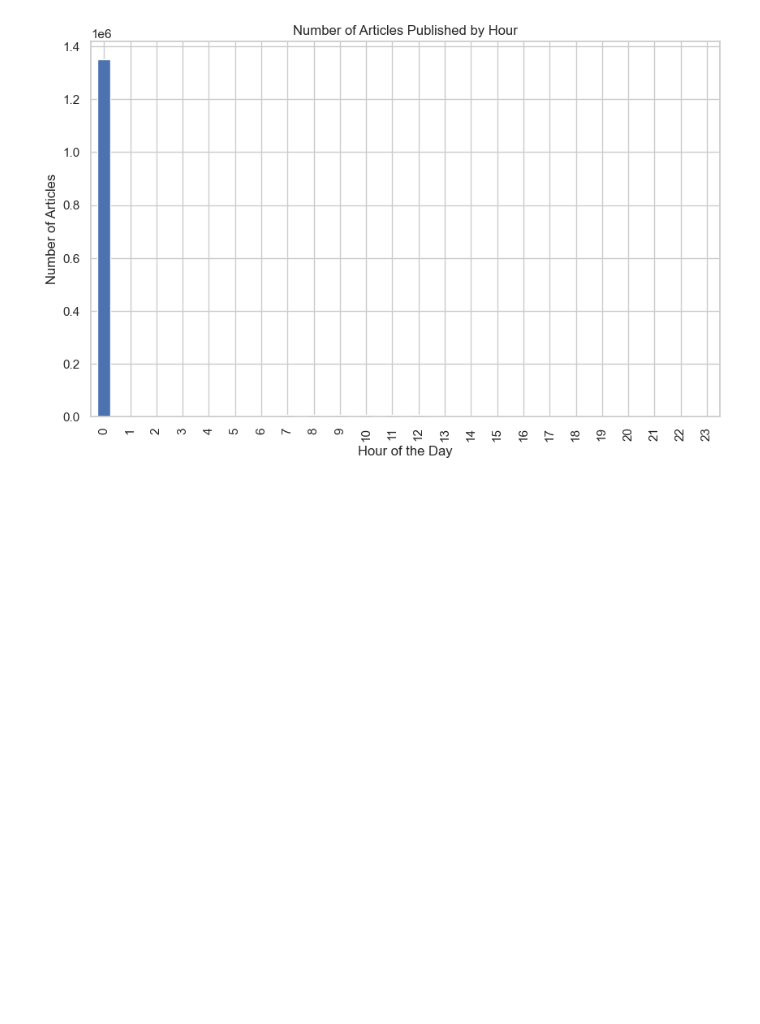
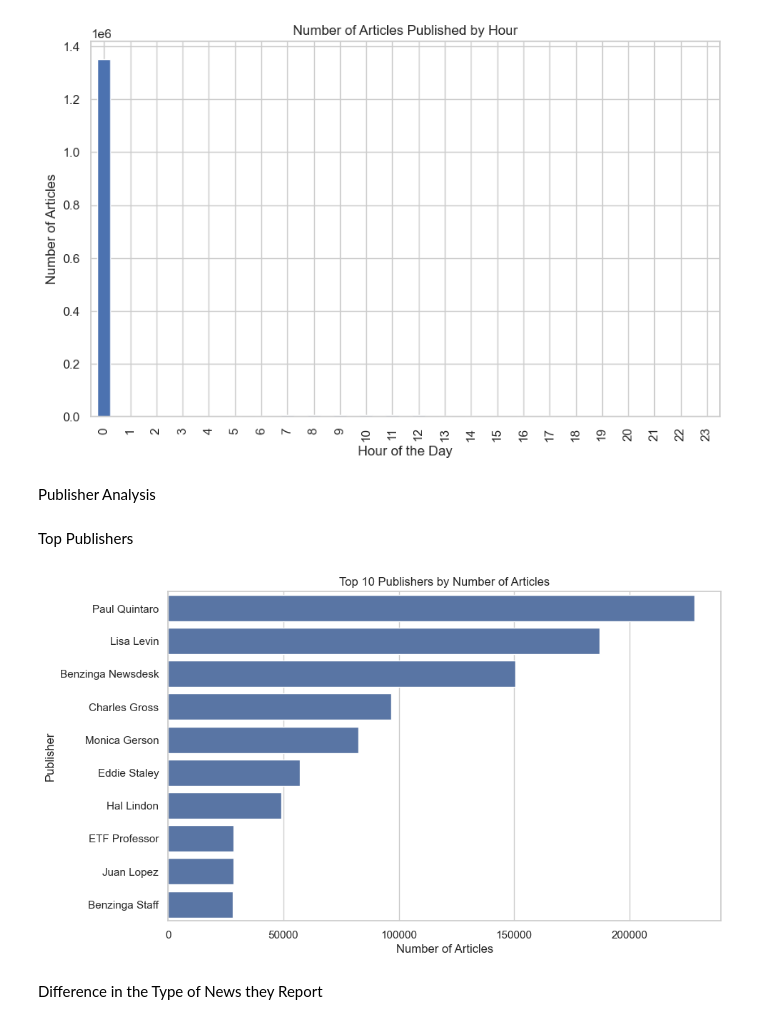
Before and after one commit to YonatanMoges/stock-sentiment-correlation, a Jupyter notebook: notebook/eda.ipynb, the cells around one changed output. Saved outputs shown, nothing was run; the diff lists cells and outputs as text; code cells hidden in the pictures; blank space fills up the shorter version.

Commit message:
Publisher analysis

```diff
--- a/notebook/eda.ipynb
+++ b/notebook/eda.ipynb
@@ -198,3 +187,19 @@ plt.ylabel('Number of Articles')
 plt.show()
 # %% [output]
 [figure]
+# %% [markdown]
+Publisher Analysis
+# %% [markdown]
+Top Publishers
+# %%
+top_publishers = df['publisher'].value_counts().head(10)
+plt.figure(figsize=(10,6))
+sns.barplot(x=top_publishers.values, y=top_publishers.index)
+plt.title('Top 10 Publishers by Number of Articles')
+plt.xlabel('Number of Articles')
+plt.ylabel('Publisher')
+plt.show()
+# %% [output]
+[figure, added]
+# %% [markdown]
+Difference in the Type of News they Report
```
Also changed, not shown: parts of 4 cells of this notebook, 1 other file.
